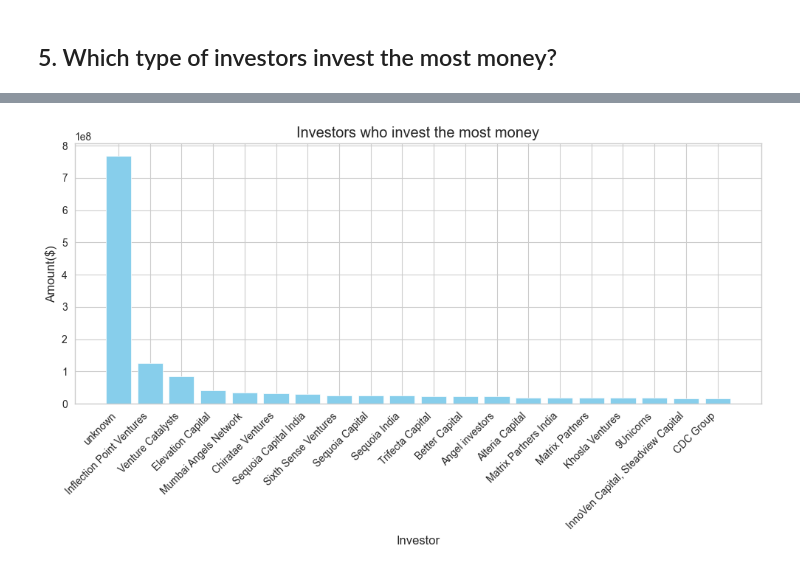
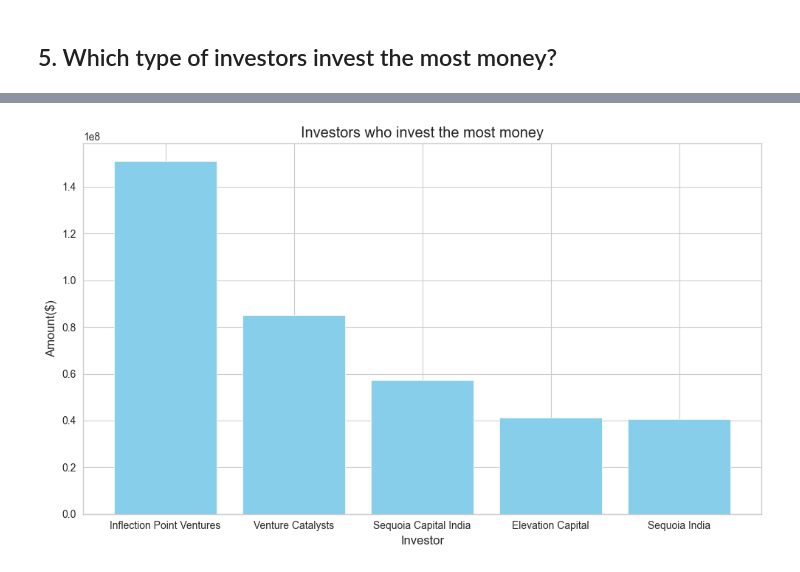
Before and after one commit to phinmaiyo/India-startup-ecosytem-analysis, a Jupyter notebook: LP1 data cleaning.ipynb, the cells around one changed output, grey strips where cells are left out. Drawn from its saved outputs; the diff is of its cells as text; code cells hidden in the pictures.

```diff
--- a/LP1 data cleaning.ipynb
+++ b/LP1 data cleaning.ipynb
@@ -1112,7 +1088,7 @@ array(['Media & Entertainment', 'Agriculture', 'Finance', 'E-commerce',
       dtype=object)
 # %%
 # replacing similar names in the sector column
-df['Sector']=df['Sector'].replace(['Marketing and advertising','Food and Beverages','Food & Beverage'],['Marketing and Advertising','Food & Beverages','Food & Beverages'])
+df['Sector']=df['Sector'].replace(['Marketing and advertising','Food and Beverages','Food & Beverage','Health','Accomodation','Marketing and Advertising'],['Services','Food & Beverages','Food & Beverages','Healthcare','Hospitality','Services'])
 # %%
 df['Sector'].value_counts()
 # %% [output]
@@ -1246,7 +1252,7 @@ IQR = Q3 - Q1
 
 # define the lower and upper bounds for outliers
 lower_bound = Q1 - 1.5 * IQR
-upper_bound = Q1 + 1.5 * IQR
+upper_bound = Q3 + 1.5 * IQR
 
 # remove outliers
 df = df[(df['Amount($)'] >= lower_bound) & (df['Amount($)'] <= upper_bound)]
@@ -1689,7 +1748,8 @@ plt.show()
 # %%
 # lets look at the investors that invest most money
 investor_grp = df.groupby('Investor')['Amount($)'].sum().reset_index()
-investors = investor_grp.sort_values(by = 'Amount($)', ascending = False).head(20)
+investors = investor_grp.sort_values(by = 'Amount($)', ascending = False).head(6)
+investors = investors[investors['Investor'] != 'unknown']
 investors
 # %% [output]
 |  | Investor | Amount($) |
@@ -1712,15 +1761,14 @@ investors
 # %%
 # lets visualize the investors
-# Set up the figure and axis
 plt.figure(figsize=(10, 6))
 ax = plt.gca()
 plt.bar(investors['Investor'], investors['Amount($)'], color='skyblue')
 plt.xlabel('Investor')
 plt.ylabel('Amount($)')
 plt.title('Investors who invest the most money')
-plt.xticks(rotation=45, ha='right')
+plt.xticks(rotation=0, ha='center')
 plt.tight_layout()
 plt.show()
 # %% [output]
-[figure, old version]
+[figure, new version]
 # %% [markdown]
```
Also changed, not shown: parts of 64 cells of this notebook, 5 other files.
